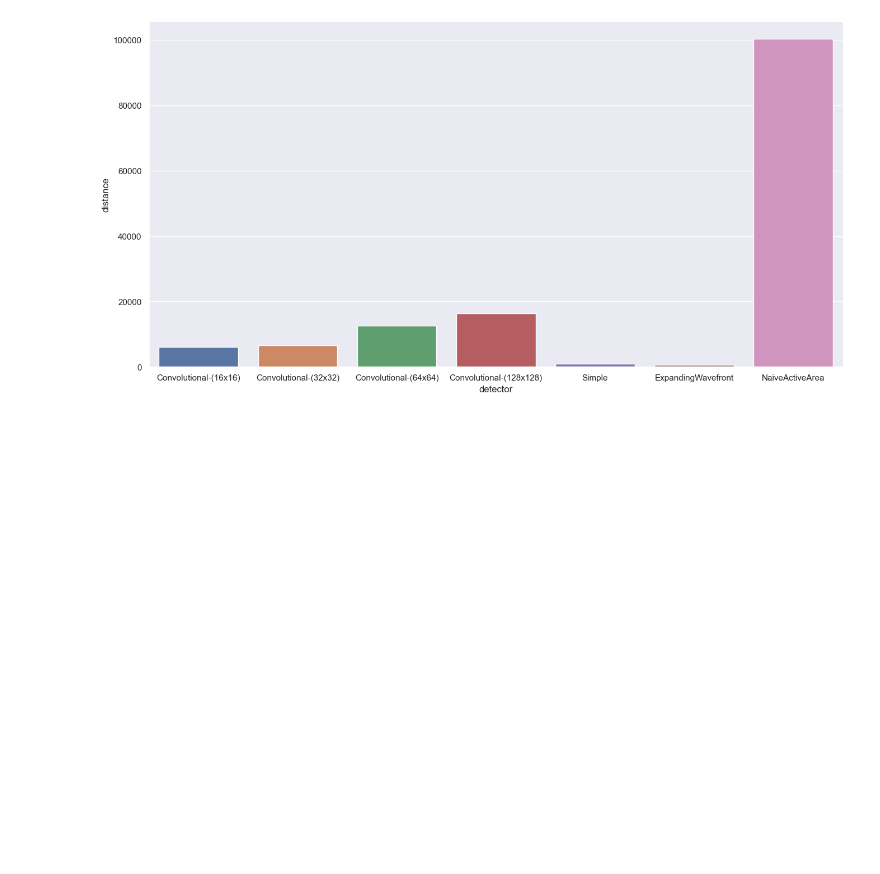
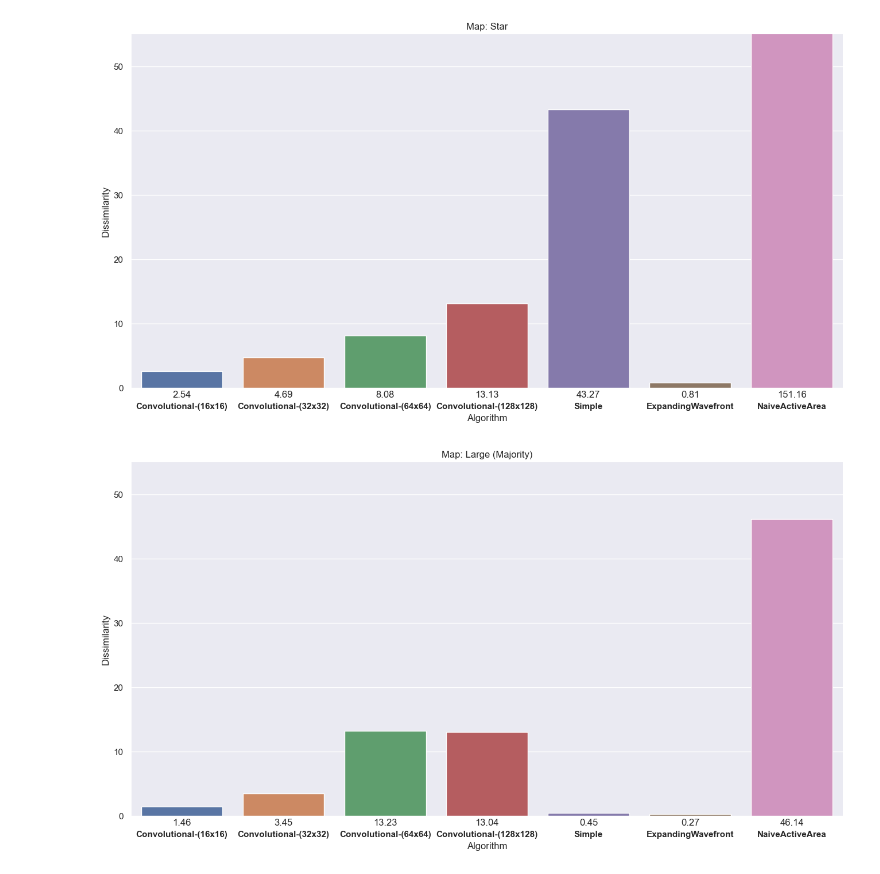
Before and after one commit to DIRECTLab/convolutional-frontier-detection, a Jupyter notebook: accuracy_show.ipynb, the cells around one changed output. Drawn from its saved outputs; the diff is of its cells as text; code cells hidden in the pictures; blank space fills up the shorter version.

```diff
--- a/accuracy_show.ipynb
+++ b/accuracy_show.ipynb
@@ -15,9 +15,0 @@ df.tail()
-# %%
-df_star = df[df['world file'] == 'large-field-medium-explored']
-
-sns.set(rc={"figure.figsize": (16, 8)})
-sns.barplot(x='detector', y='distance', data=df_star)
-sns.despine(bottom=True)
-plt.show()
-# %% [output]
-[figure, removed]
@@ -23,0 +18,21 @@ plt.show()
+# %%
+world_files = df['world file'].unique()
+
+for world_file in world_files:
+    df_subset = df[df['world file'] == world_file]
+
+    plt.ylim(0, 55)
+    sns.set(rc={"figure.figsize": (16, 8)})
+    ax = sns.barplot(x='Algorithm', y='Dissimilarity', data=df_subset)
+    for j in range(7):
+        ax.xaxis.get_majorticklabels()[j].set_y(-0.02)
+    # ax.bar_label(ax.containers[0], label_type='edge')
+    for index, row in df_subset.iterrows():
+        plt.text(index % 7, -1.5, round(row['Dissimilarity'], 2), ha='center')
+    plt.xticks(weight="bold")
+    ax.set(title=f'Map: {name_lookup[world_file]}')
+    sns.despine(bottom=True)
+    plt.show()
+# %% [output]
+[figure, added]
+[figure, added]
```
Also changed, not shown: parts of 3 cells of this notebook, 3 other files.
